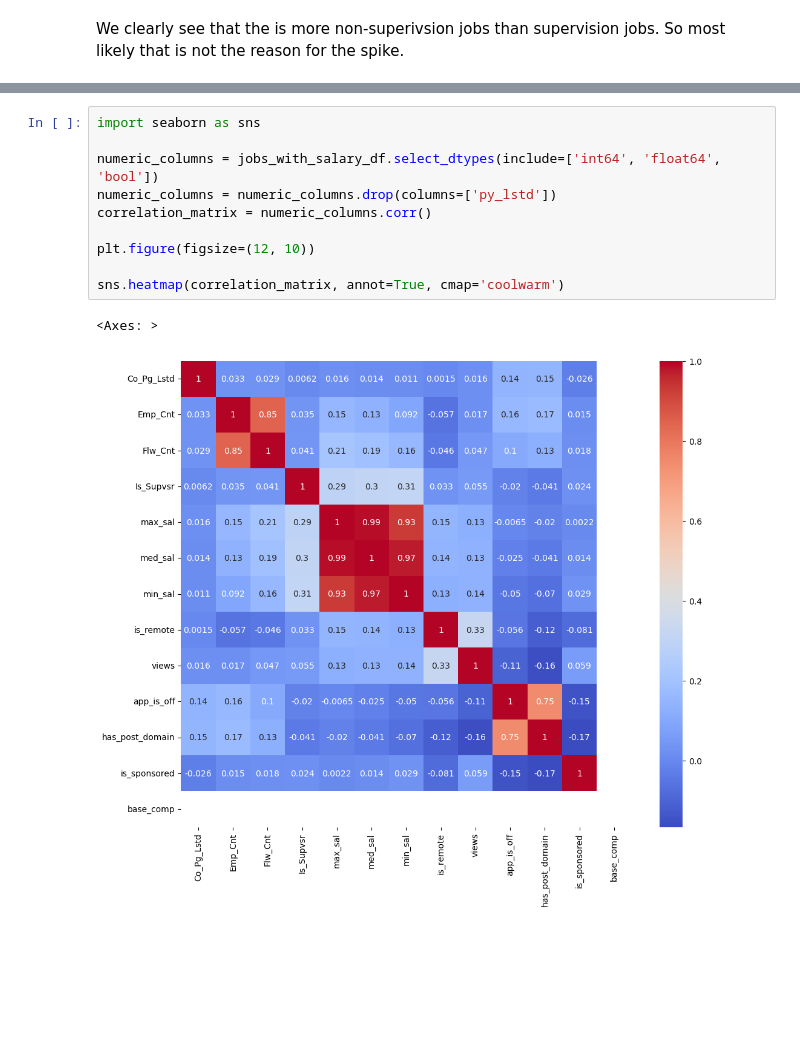
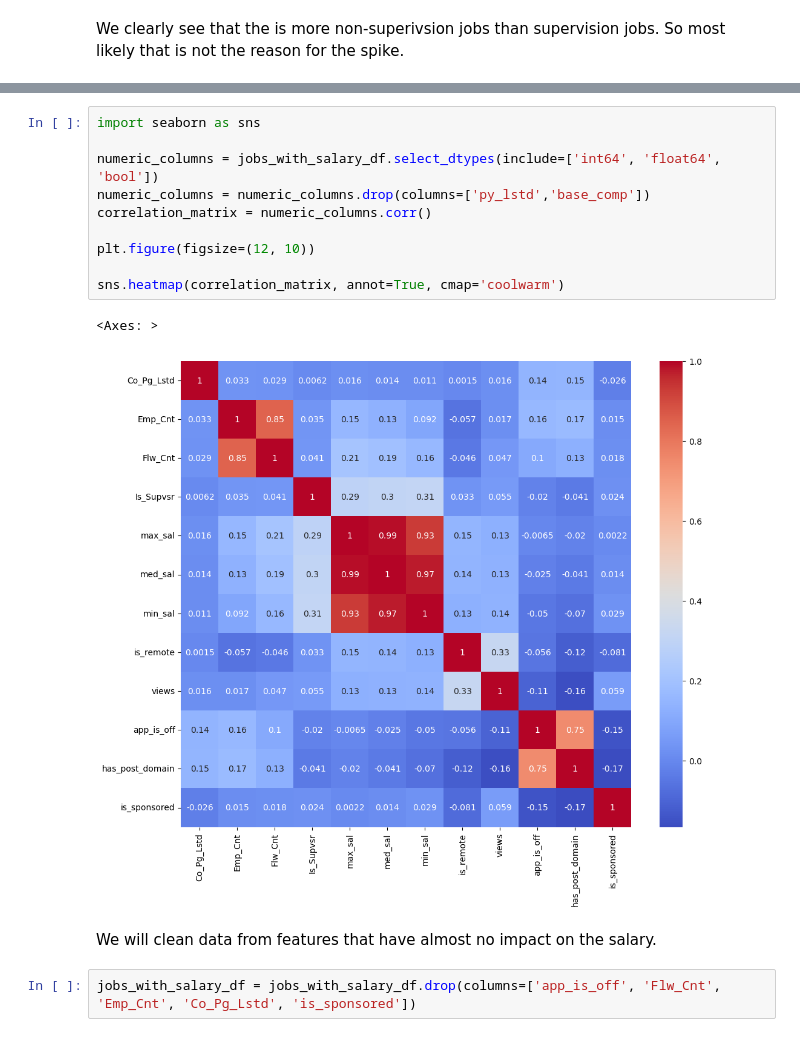
Before and after one commit to Qubi0-0/LinkedInJobSalaryPredict, a Jupyter notebook: jobs_eda.ipynb, the cells around one changed output, grey strips where cells are left out. Cells and saved outputs as stored; diff of their text form; blank space fills up the shorter version.

Commit message:
Imroved data analysys

```diff
--- a/jobs_eda.ipynb
+++ b/jobs_eda.ipynb
@@ -244,13 +230,17 @@ plot_remote_jobs_by_state(jobs_with_salary_df_filtered, treshold=500)
 # %%
 import seaborn as sns
 
 numeric_columns = jobs_with_salary_df.select_dtypes(include=['int64', 'float64', 'bool'])
-numeric_columns = numeric_columns.drop(columns=['py_lstd'])
+numeric_columns = numeric_columns.drop(columns=['py_lstd','base_comp'])
 correlation_matrix = numeric_columns.corr()
 
 plt.figure(figsize=(12, 10))
 
 sns.heatmap(correlation_matrix, annot=True, cmap='coolwarm')
 # %% [output]
 <Axes: >
-[figure, old version]
+[figure, new version]
+# %% [markdown]
+We will clean data from features that have almost no impact on the salary.
+# %%
+jobs_with_salary_df = jobs_with_salary_df.drop(columns=['app_is_off', 'Flw_Cnt', 'Emp_Cnt', 'Co_Pg_Lstd', 'is_sponsored'])
```
Also changed, not shown: parts of 15 cells of this notebook.
